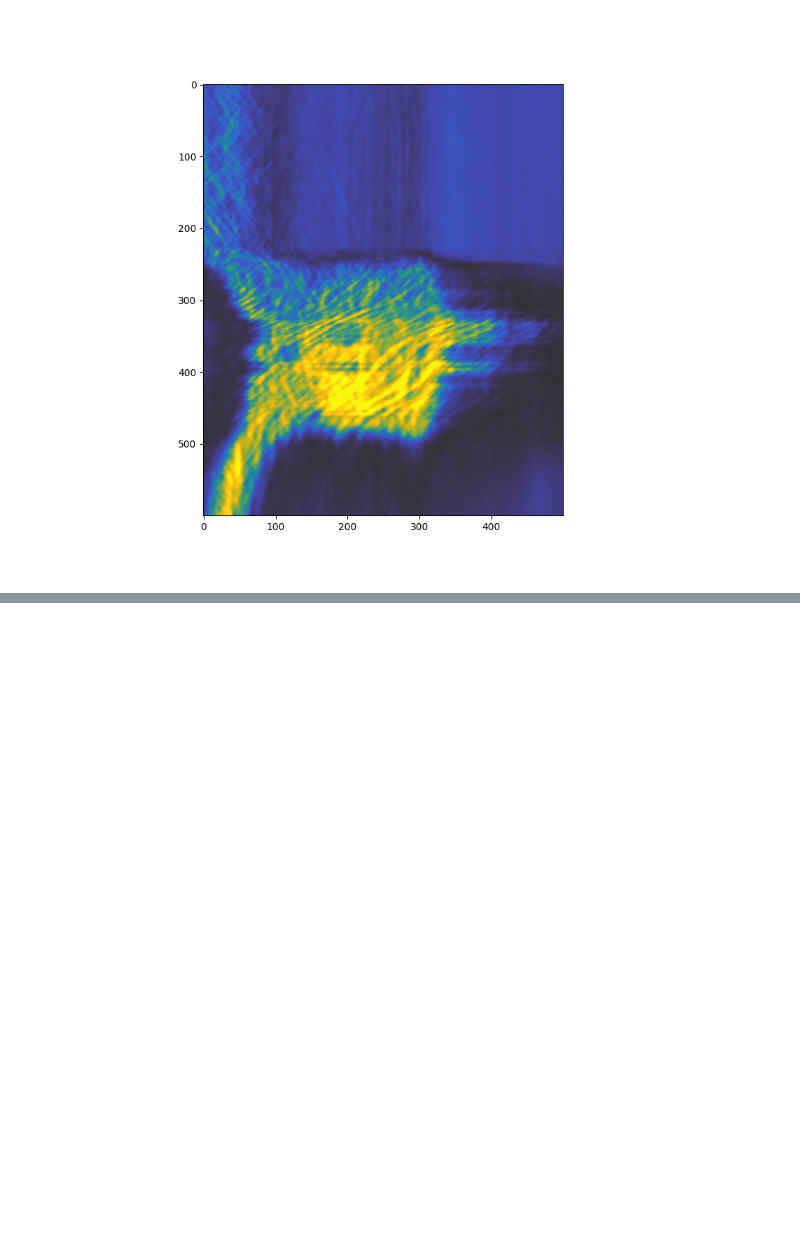
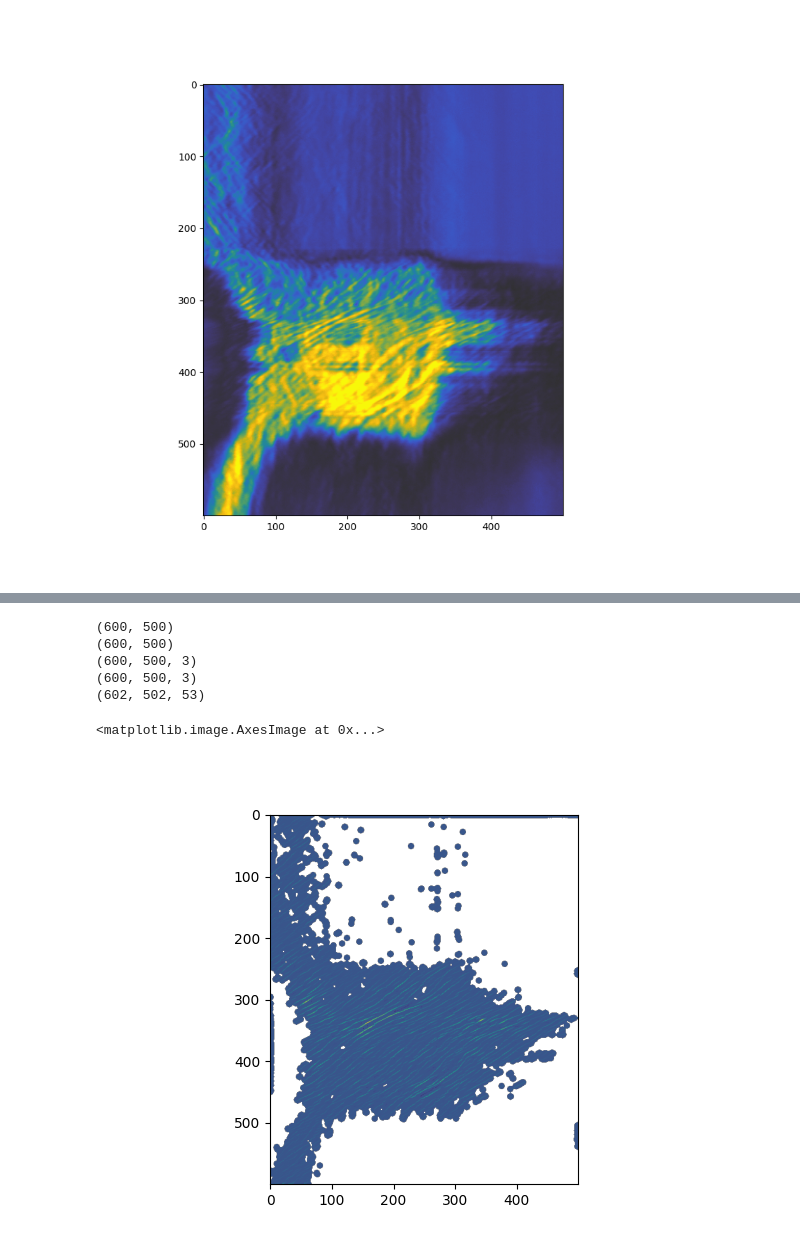
Before and after one commit to Staalduine/flow_analysis_comps, a Jupyter notebook: video_scratch_space.ipynb, the cells around one changed output, grey strips where cells are left out. Drawn from its saved outputs; the diff is of its cells as text; code cells hidden in the pictures; blank space fills up the shorter version.

```diff
--- a/video_scratch_space.ipynb
+++ b/video_scratch_space.ipynb
@@ -131,0 +134,16 @@ ax.imshow(thres)
+# %%
+res = OSFilter.orientation_process_1()
+
+# OSFilter.response.plot_mean_response()
+# %% [output]
+(600, 500)
+(600, 500)
+(600, 500, 3)
+(600, 500, 3)
+(602, 502, 53)
+# %%
+fig, ax = plt.subplots()
+ax.imshow(res)
+# %% [output]
+<matplotlib.image.AxesImage at 0x...>
+[figure, added]
```
Also changed, not shown: parts of 2 cells of this notebook, 4 other files.
